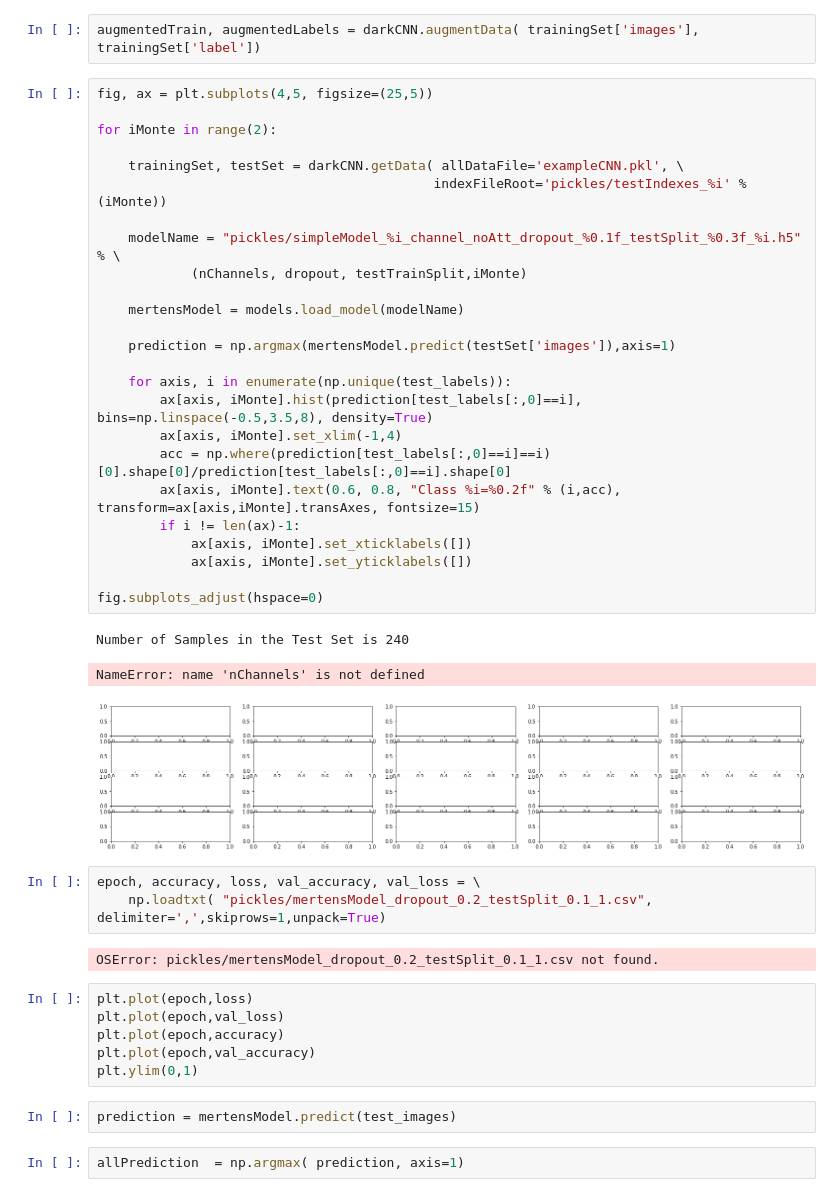
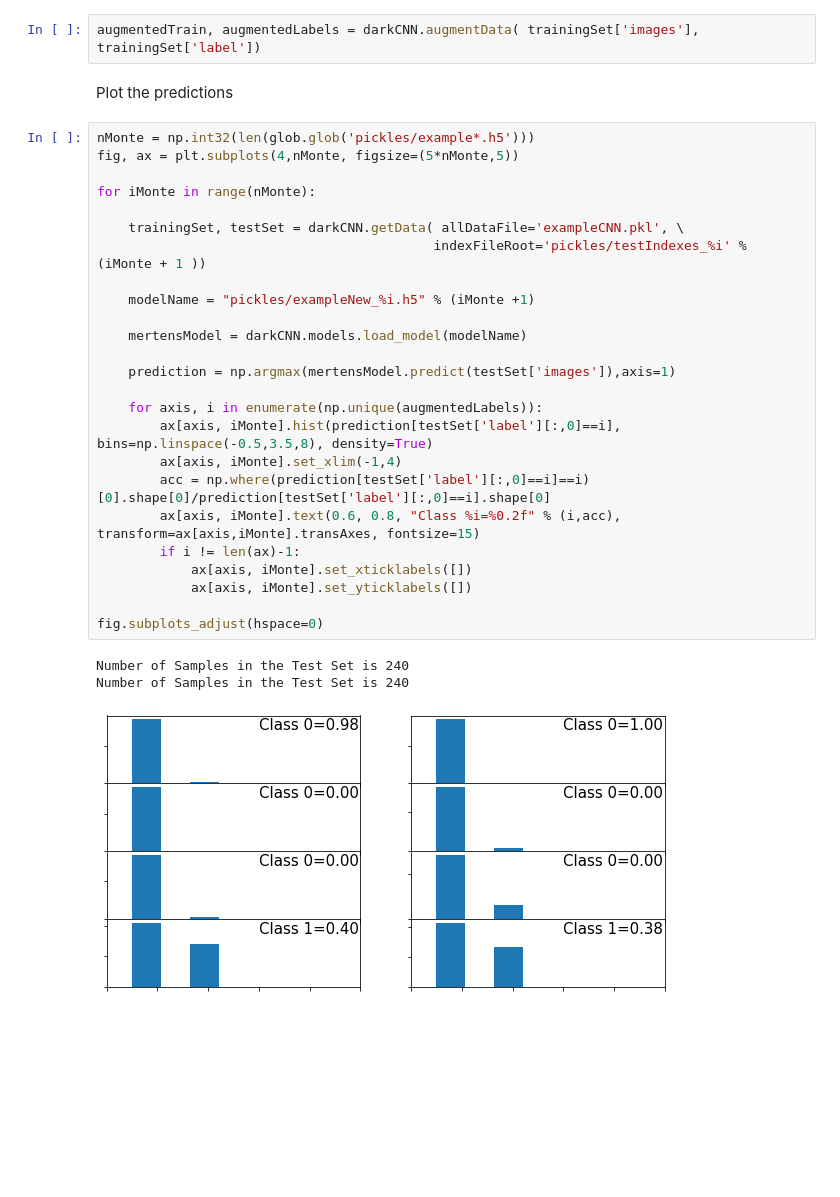
Before and after one commit to davidharvey1986/darkCNN, a Jupyter notebook: example/testDarkCNN.ipynb, the cells around one changed output. Saved outputs shown, nothing was run; the diff lists cells and outputs as text; blank space fills up the shorter version.

```diff
--- a/example/testDarkCNN.ipynb
+++ b/example/testDarkCNN.ipynb
@@ -40,46 +36,33 @@ plt.show()
 # %%
 augmentedTrain, augmentedLabels = darkCNN.augmentData( trainingSet['images'], trainingSet['label'])
+# %% [markdown]
+Plot the predictions
 # %%
-fig, ax = plt.subplots(4,5, figsize=(25,5))
+nMonte = np.int32(len(glob.glob('pickles/example*.h5')))
+fig, ax = plt.subplots(4,nMonte, figsize=(5*nMonte,5))
 
-for iMonte in range(2):
+for iMonte in range(nMonte):
 
     trainingSet, testSet = darkCNN.getData( allDataFile='exampleCNN.pkl', \
-                                           indexFileRoot='pickles/testIndexes_%i' % (iMonte))
+                                           indexFileRoot='pickles/testIndexes_%i' % (iMonte + 1 ))
 
-    modelName = "pickles/simpleModel_%i_channel_noAtt_dropout_%0.1f_testSplit_%0.3f_%i.h5" % \
-            (nChannels, dropout, testTrainSplit,iMonte)
+    modelName = "pickles/exampleNew_%i.h5" % (iMonte +1)
 
-    mertensModel = models.load_model(modelName)
+    mertensModel = darkCNN.models.load_model(modelName)
 
     prediction = np.argmax(mertensModel.predict(testSet['images']),axis=1)
 
-    for axis, i in enumerate(np.unique(test_labels)):
-        ax[axis, iMonte].hist(prediction[test_labels[:,0]==i], bins=np.linspace(-0.5,3.5,8), density=True)
+    for axis, i in enumerate(np.unique(augmentedLabels)):
+        ax[axis, iMonte].hist(prediction[testSet['label'][:,0]==i], bins=np.linspace(-0.5,3.5,8), density=True)
         ax[axis, iMonte].set_xlim(-1,4)
-        acc = np.where(prediction[test_labels[:,0]==i]==i)[0].shape[0]/prediction[test_labels[:,0]==i].shape[0]
+        acc = np.where(prediction[testSet['label'][:,0]==i]==i)[0].shape[0]/prediction[testSet['label'][:,0]==i].shape[0]
         ax[axis, iMonte].text(0.6, 0.8, "Class %i=%0.2f" % (i,acc), transform=ax[axis,iMonte].transAxes, fontsize=15)
         if i != len(ax)-1:
             ax[axis, iMonte].set_xticklabels([])
             ax[axis, iMonte].set_yticklabels([])
 
 fig.subplots_adjust(hspace=0)
 # %% [output]
 Number of Samples in the Test Set is 240
+Number of Samples in the Test Set is 240
-NameError: name 'nChannels' is not defined
-[figure, old version]
+[figure, new version]
-# %%
-epoch, accuracy, loss, val_accuracy, val_loss = \
-    np.loadtxt( "pickles/mertensModel_dropout_0.2_testSplit_0.1_1.csv", delimiter=',',skiprows=1,unpack=True)
-# %% [output]
-OSError: pickles/mertensModel_dropout_0.2_testSplit_0.1_1.csv not found.
-# %%
-plt.plot(epoch,loss)
-plt.plot(epoch,val_loss)
-plt.plot(epoch,accuracy)
-plt.plot(epoch,val_accuracy)
-plt.ylim(0,1)
-# %%
-prediction = mertensModel.predict(test_images)
-# %%
-allPrediction  = np.argmax( prediction, axis=1)
```
Also changed, not shown: parts of 17 cells of this notebook.
